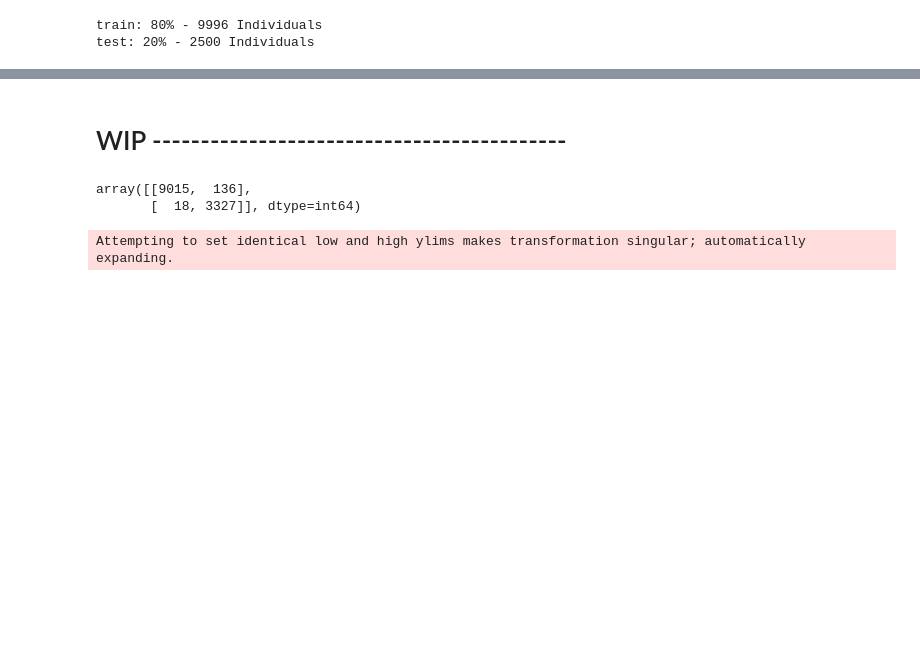
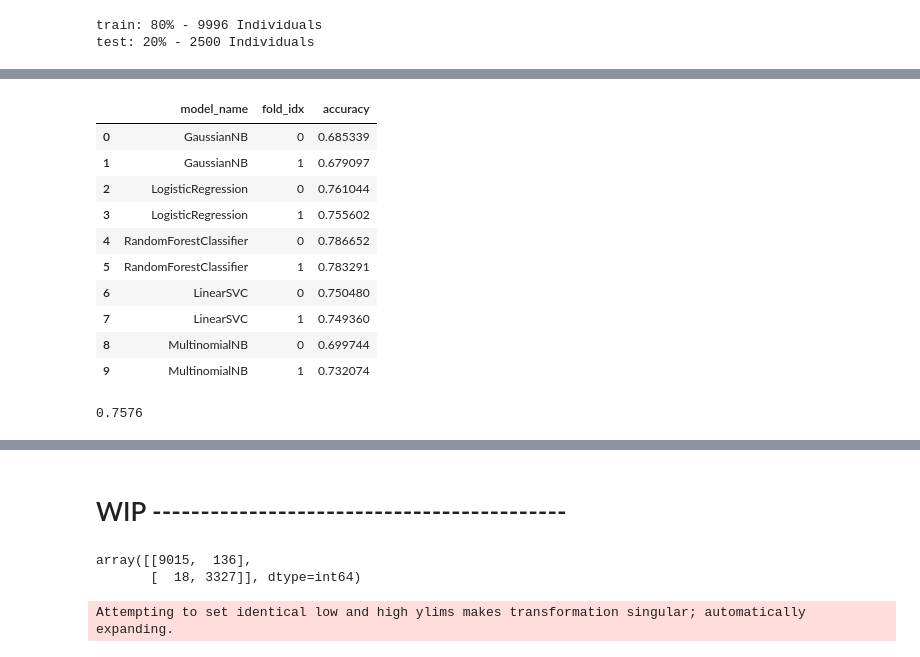
Before and after one commit to joaomalho/Text-Mining, a Jupyter notebook: Project_Text_Mining.ipynb, the cells around one changed output, grey strips where cells are left out. Cells and saved outputs as stored; diff of their text form; code cells hidden in the pictures; blank space fills up the shorter version.

```diff
--- a/Project_Text_Mining.ipynb
+++ b/Project_Text_Mining.ipynb
@@ -560,0 +547,21 @@ ValueError: Found input variables with inconsistent numbers of samples: [2500, 9
+# %%
+cv_df
+# %% [output]
+|  | model_name | fold_idx | accuracy |
+| 0 | GaussianNB | 0 | 0.685339 |
+| 1 | GaussianNB | 1 | 0.679097 |
+| 2 | LogisticRegression | 0 | 0.761044 |
+| 3 | LogisticRegression | 1 | 0.755602 |
+| 4 | RandomForestClassifier | 0 | 0.786652 |
+| 5 | RandomForestClassifier | 1 | 0.783291 |
+| 6 | LinearSVC | 0 | 0.750480 |
+| 7 | LinearSVC | 1 | 0.749360 |
+| 8 | MultinomialNB | 0 | 0.699744 |
+| 9 | MultinomialNB | 1 | 0.732074 |
+# %%
+model = LinearSVC()
+model.fit(X_train_tfidf, y_train)
+y_pred = model.predict(X_test_tfidf)
+print(accuracy_score(y_test, y_pred))
+# %% [output]
+0.7576
```
Also changed, not shown: parts of 9 cells of this notebook.
